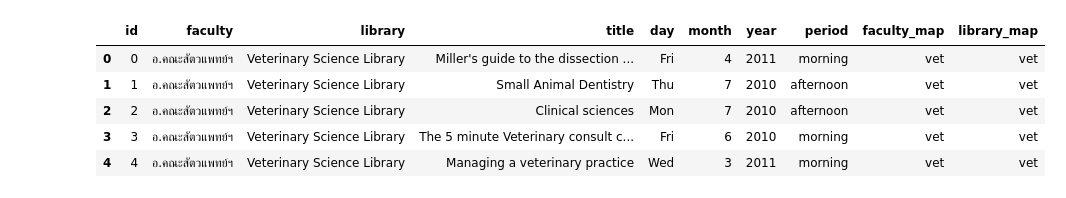
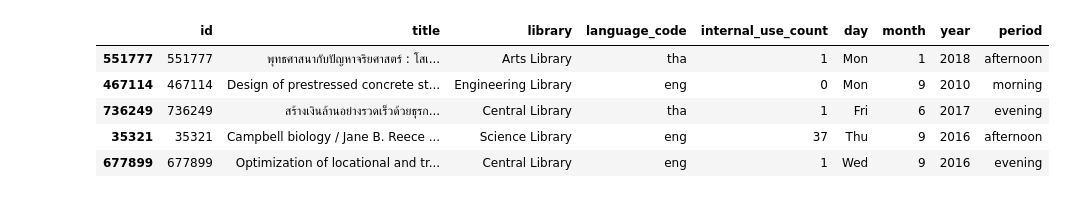
Before and after one commit to puripant/library-dash-public, a Jupyter notebook: notebooks/002_.ipynb, the cells around one changed output. Cells and saved outputs as stored; diff of their text form; code cells hidden in the pictures.

```diff
--- a/notebooks/002_.ipynb
+++ b/notebooks/002_.ipynb
@@ -80,11 +21,9 @@ for k,v in library.items():
-# %%
-dfs['rent']['faculty_map'] = dfs['rent']['faculty'].map(faculties_map)
-dfs['rent']['library_map'] = dfs['rent']['library'].map(library_map)
-dfs['rent'].head()
-# %% [output]
-|  | id | faculty | library | title | day | month | year | period | faculty_map | library_map |
-| 0 | 0 | อ.คณะสัตวแพทย์ฯ | Veterinary Science Library | Miller's guide to the dissection ... | Fri | 4 | 2011 | morning | vet | vet |
-| 1 | 1 | อ.คณะสัตวแพทย์ฯ | Veterinary Science Library | Small Animal Dentistry | Thu | 7 | 2010 | afternoon | vet | vet |
-| 2 | 2 | อ.คณะสัตวแพทย์ฯ | Veterinary Science Library | Clinical sciences | Mon | 7 | 2010 | afternoon | vet | vet |
-| 3 | 3 | อ.คณะสัตวแพทย์ฯ | Veterinary Science Library | The 5 minute Veterinary consult c... | Fri | 6 | 2010 | morning | vet | vet |
-| 4 | 4 | อ.คณะสัตวแพทย์ฯ | Veterinary Science Library | Managing a veterinary practice | Wed | 3 | 2011 | morning | vet | vet |
+# %%
+dfs['book'].sample(5)
+# %% [output]
+|  | id | title | library | language_code | internal_use_count | day | month | year | period |
+| 551777 | 551777 | พุทธศาสนากับปัญหาจริยศาสตร์ : โสเ... | Arts Library | tha | 1 | Mon | 1 | 2018 | afternoon |
+| 467114 | 467114 | Design of prestressed concrete st... | Engineering Library | eng | 0 | Mon | 9 | 2010 | morning |
+| 736249 | 736249 | สร้างเงินล้านอย่างรวดเร็วด้วยธุรก... | Central Library | tha | 1 | Fri | 6 | 2017 | evening |
+| 35321 | 35321 | Campbell biology / Jane B. Reece ... | Science Library | eng | 37 | Thu | 9 | 2016 | afternoon |
+| 677899 | 677899 | Optimization of locational and tr... | Central Library | eng | 1 | Wed | 9 | 2016 | evening |
```
Also changed, not shown: parts of 9 cells of this notebook, 2 other files.
